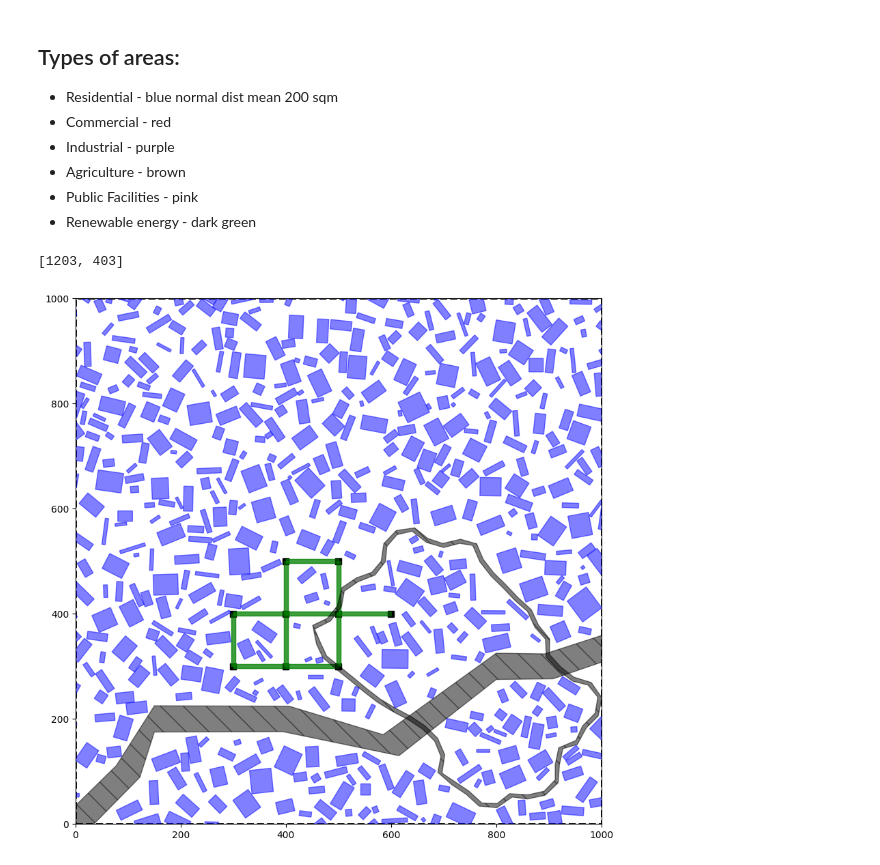
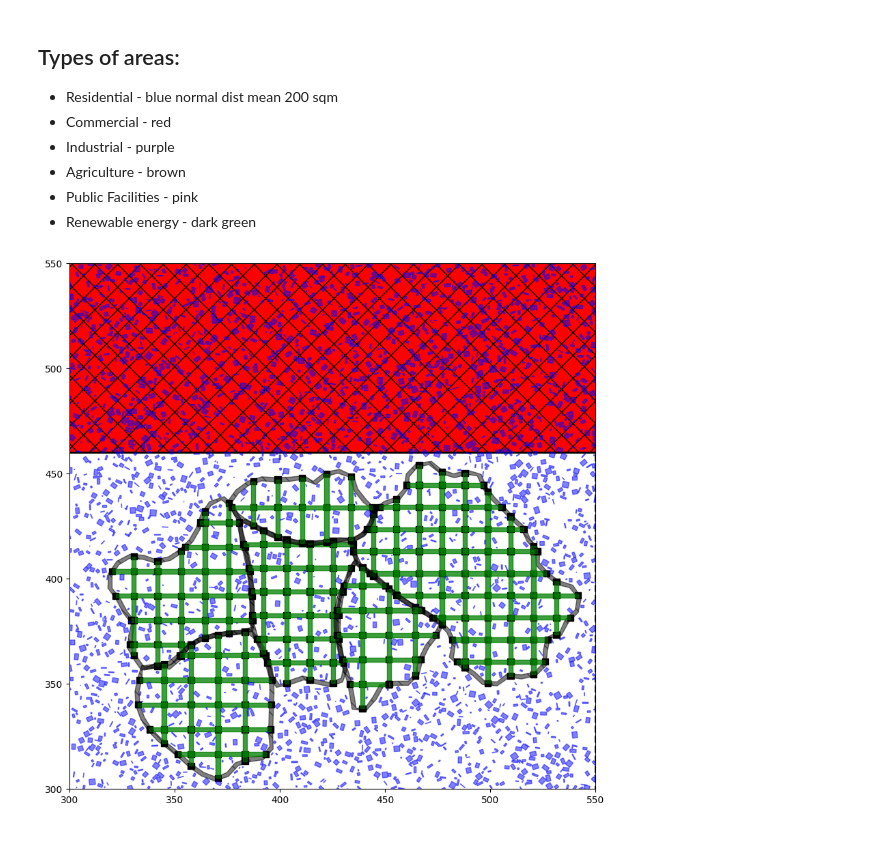
Before and after one commit to amir-azev/ecocityology, a Jupyter notebook: python_back-end/testing_plotting.ipynb, the cells around one changed output. Saved outputs shown, nothing was run; the diff lists cells and outputs as text; code cells hidden in the pictures.

Commit message:
integrated blobs and roads

```diff
--- a/python_back-end/testing_plotting.ipynb
+++ b/python_back-end/testing_plotting.ipynb
@@ -172,3 +191,26 @@ plt.show()
+# %%
+def add_blobs(ax, blobData):
+    """
+    This function adds blobs to the city.
+    """
+    for blob in range(np.size(blobData["cityShapes"])):
+        borderArray = np.array(blobData["cityShapes"][blob]["outerPolygon"])
+        borderArray = np.concatenate([borderArray[0:],borderArray[0:2].reshape(2,2)])
+
+        upArray = []
+        downArray = []
+        for i in range(len(borderArray)-1):
+            inline_vector = np.array([borderArray[i+1][0]-borderArray[i][0],borderArray[i+1][1]-borderArray[i][1]])
+            normal_vector = np.array([-inline_vector[1], inline_vector[0]]) / np.linalg.norm(inline_vector)
+            upArray.append(borderArray[i] + road_width/2 * normal_vector)
+            downArray.append(borderArray[i] - road_width/2 * normal_vector)
+
+        border_coords = np.array(upArray + downArray[::-1])
+        border_patch = Polygon(border_coords, color='black', alpha=0.5,hatch='\\')
+        ax.add_patch(border_patch)
+
+        nodes, edges = Blob2Graph(borderArray,10)
+        add_roads(ax, {'Junctions':nodes,'Roads':edges})
 # %% [markdown]
 ## Types of areas:
 - Residential - blue   normal dist mean 200 sqm
@@ -179,34 +221,36 @@ plt.show()
 - Renewable energy - dark green
 # %%
 fig, ax = plt.subplots(figsize=(10, 10))
-
+side_length = 550
 # create a plot
-ax.set_xlim([0, side_length])   # set the x-axis limits
-ax.set_ylim([0, side_length])   # set the y-axis limits
+ax.set_xlim([300, side_length])   # set the x-axis limits
+ax.set_ylim([300, side_length])   # set the y-axis limits
 ax.set_aspect('equal')  # make the x and y axes have the same scale
 
 add_boundary(ax, side_length)
-add_roads(ax, road_data)
+add_blobs(ax, blobData)
+rect = Rectangle((0, 460), 1000, 200, edgecolor='black', facecolor='r', linewidth=2, hatch = 'x')
+ax.add_patch(rect)
 river = True
 if river:
     assign_river(ax, river_data, 50, 0)
 
 # ax.add_patch(place_building(ax,'residential', 100, 900, ["rectangle",100,50],1.1))
 # place_building(ax,'commercial', 100, 800, ["circle",50,50],0.5)
-temp = Polygon(border_coords, color='black', alpha=0.5,hatch='\\')
-ax.add_patch(temp)
 
-required = [['residential',["rectangle",10,50]],['commercial',["circle",10,50]]]
-for loop in range(1000):
-    required.append(['residential',["rectangle",np.random.uniform(5,50),np.random.uniform(5,50)]])
+# temp = Polygon(border_coords, color='black', alpha=0.5,hatch='\\')
+# ax.add_patch()
+
+required = [['residential',["rectangle",0.1,5]],['commercial',["circle",0.1,5]]]
+for loop in range(3000):
+    required.append(['residential',["rectangle",np.random.uniform(0.1,3),np.random.uniform(0.1,3)]])
 add_req_buildings(ax,required,side_length)
 
 
 
 plt.show()
 # %% [output]
-[1203, 403]
-[figure, old version]
+[figure, new version]
 # %%
 import json
 
```
Also changed, not shown: parts of 4 cells of this notebook.
